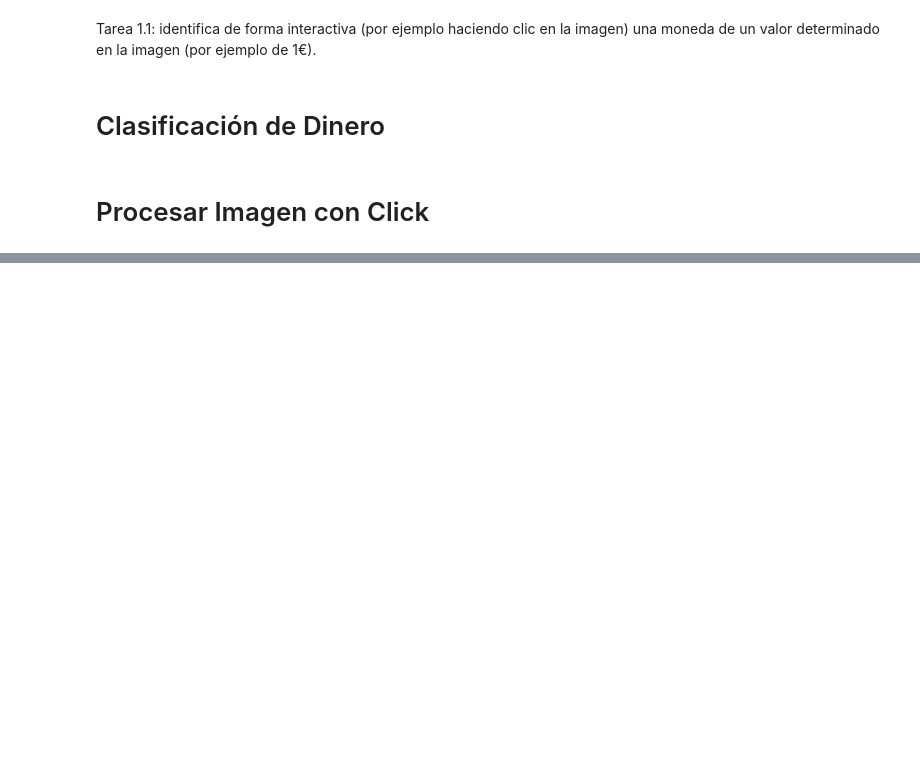
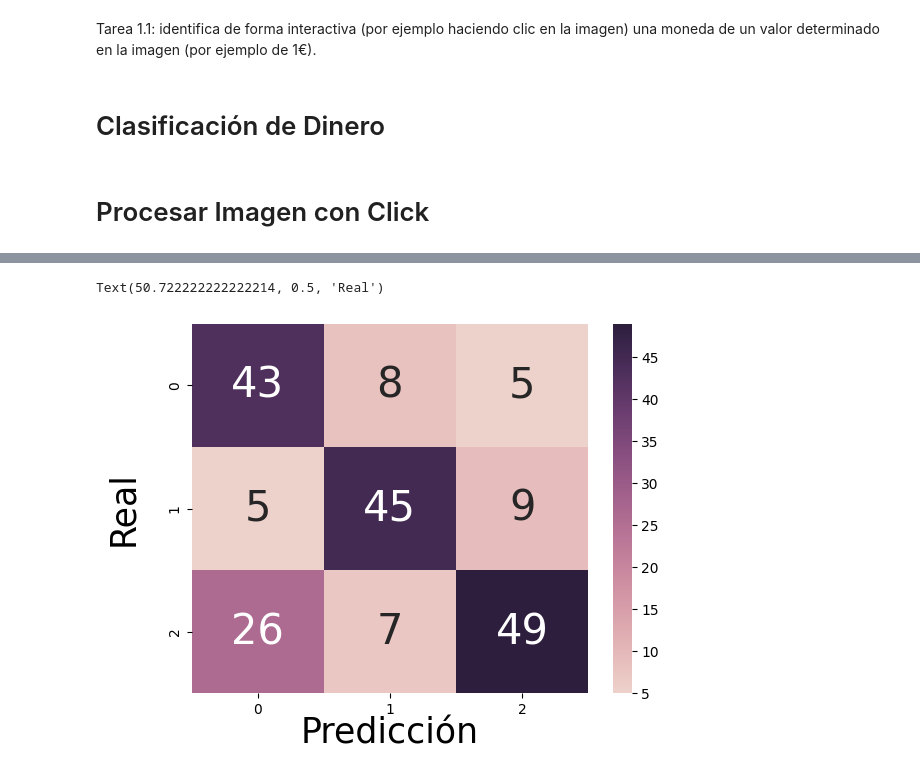
Before and after one commit to AdriTN/Pr-cticas-VC, a Jupyter notebook: P3/VC_P3.ipynb, the cells around one changed output, grey strips where cells are left out. Saved outputs shown, nothing was run; the diff lists cells and outputs as text; code cells hidden in the pictures; blank space fills up the shorter version.

```diff
--- a/P3/VC_P3.ipynb
+++ b/P3/VC_P3.ipynb
@@ -527,0 +619,4 @@ Valor total de las monedas:  3.88 eur
+# %%
+maxPellets, promedioPellets, minPellets = resultados_estadisticos.get('assets/PEL.png', (None, None, None))
+maxAlquitran, promedioAlquitran, minAlquitran = resultados_estadisticos.get('assets/TAR.png', (None, None, None))
+maxFragmentos, promedioFragmentos, minFragmentos = resultados_estadisticos.get('assets/FRA.png', (None, None, None))
@@ -527,0 +648,69 @@ Valor total de las monedas:  3.88 eur
+# %%
+# Lista de imágenes para realizar predicciones
+rutas_imagenes_prediccion = ['assets/tar-03-olympus-10-01-2020.JPG', 'assets/pellet-03-olympus-10-01-2020.JPG', 'assets/fragment-03-olympus-10-01-2020.JPG']
+
+# Diccionario de umbrales asociados a cada imagen
+umbrales_imagenes = {
+    rutas_imagenes_prediccion[0]: 40,
+    rutas_imagenes_prediccion[1]: 90,
+    rutas_imagenes_prediccion[2]: 115
+}
+
+# Diccionario para los índices reales de cada imagen
+indices_reales_imagenes = {
+    'assets/tar-03-olympus-10-01-2020.JPG': 0,
+    'assets/pellet-03-olympus-10-01-2020.JPG': 1,
+    'assets/fragment-03-olympus-10-01-2020.JPG': 2
+}
+
+# Diccionario de índices de predicción según el resultado
+indices_prediccion_clase = {
+    'TAR': 0,
+    'PEL': 1,
+    'FRA': 2
+}
+
+# Inicializar la matriz de confusión
+matriz_confusion = np.zeros((3, 3), dtype=int)
+
+# Iterar sobre las imágenes para realizar las predicciones
+for ruta_imagen in rutas_imagenes_prediccion:
+    # Obtener el umbral correspondiente a la imagen
+    umbral_actual = next((valor for clave, valor in umbrales_imagenes.items() if clave in ruta_imagen), None)
+
+    if umbral_actual is not None:
+        imagen_para_predecir = cv2.imread(ruta_imagen)
+        imagen_gris_predecir = cv2.cvtColor(imagen_para_predecir, cv2.COLOR_BGR2GRAY)
+        _, imagen_umbralizada_prediccion = cv2.threshold(imagen_gris_predecir, umbral_actual, 255, cv2.THRESH_BINARY_INV)
+        contornos_prediccion, _ = cv2.findContours(imagen_umbralizada_prediccion, cv2.RETR_EXTERNAL, cv2.CHAIN_APPROX_SIMPLE)
+
+    # Clasificar y registrar las predicciones
+    for contorno_actual in contornos_prediccion:
+        resultado_clasificacion = identificarMicroplasticos(contorno_actual)
+
+        if resultado_clasificacion is not None:
+            # Obtener el índice real según la imagen
+            indice_real_actual = indices_reales_imagenes.get(ruta_imagen, -1)
+            # Obtener el índice de predicción según el resultado
+            indice_prediccion_actual = indices_prediccion_clase.get(resultado_clasificacion, -1)
+
+            if indice_real_actual != -1 and indice_prediccion_actual != -1:
+                matriz_confusion[indice_real_actual, indice_prediccion_actual] += 1
+
+# Graficar la matriz de confusión
+ax = sns.heatmap(
+        matriz_confusion,
+        annot=True,
+        fmt='d',
+        cbar=True,
+        cmap=sns.cubehelix_palette(as_cmap=True),
+        annot_kws={"size": 30}
+    )
+
+# Etiquetas para la matriz de confusión
+configuracion_fuente = {'size': '25'}
+ax.set_xlabel("Predicción", labelpad=-0.75, fontdict=configuracion_fuente)
+ax.set_ylabel("Real", labelpad=20, fontdict=configuracion_fuente)
+# %% [output]
+Text(50.722222222222214, 0.5, 'Real')
+[figure, added]
```
Also changed, not shown: parts of 8 cells of this notebook, 9 other files.
